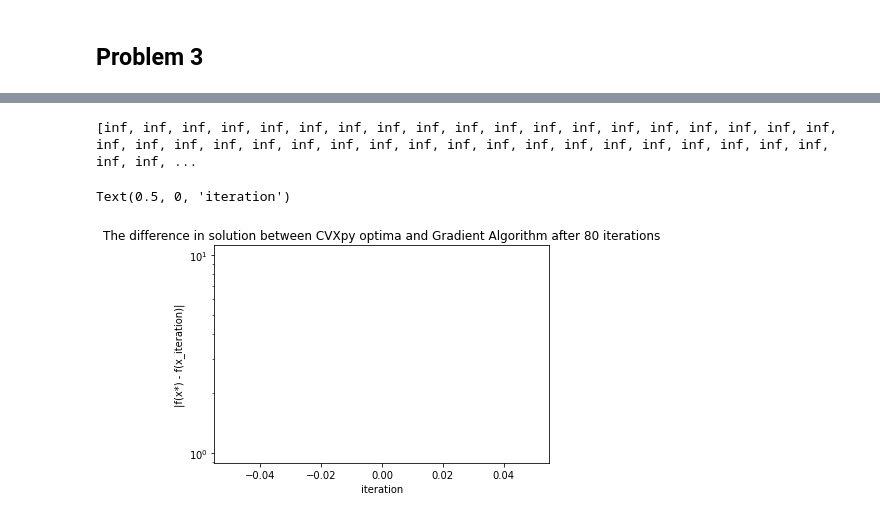
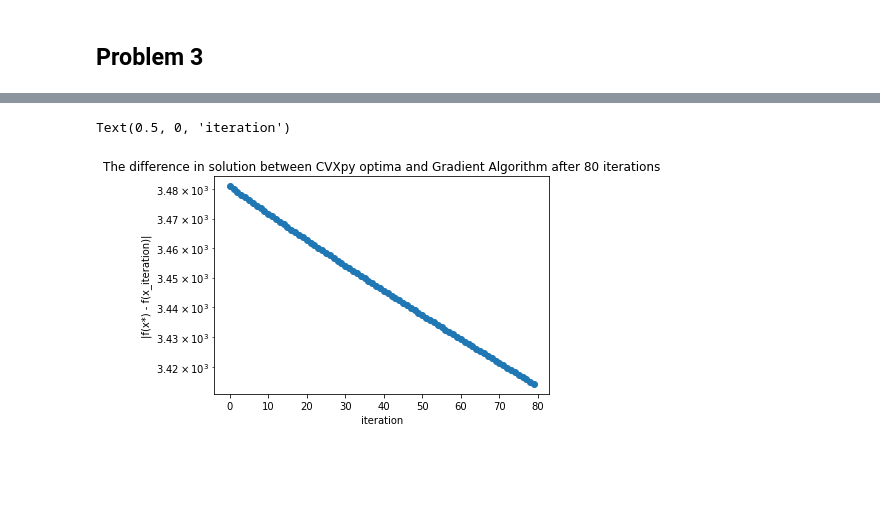
Before and after one commit to tylerhyang/ieor160hw4, a Jupyter notebook: hw4-caedivs.ipynb, the cells around one changed output, grey strips where cells are left out. Saved outputs shown, nothing was run; the diff lists cells and outputs as text; code cells hidden in the pictures; blank space fills up the shorter version.

Commit message:
[feat] implement newtons method gradient descent with backtracking stepsize search

```diff
--- a/hw4-caedivs.ipynb
+++ b/hw4-caedivs.ipynb
@@ -242,7 +242,22 @@ Optimal x-vector:  [ 0.87413789 -1.45861292  1.38963387 ... -0.34029405 -1.20859
 # %%
 #gradient and hessian of full equations
-g = lambda x:  (2*x / (x**2 - 5)) - (A / ((1 + A.dot(x)) @ np.ones(n).T)).dot(np.ones(n))# gradient of first expression - second
-h = lambda x:  -(2 * (x**2 + 5) / ((x**2 - 5) ** 2)) - A.dot(np.diag(np.ones(n) / (1 + A.dot(x))**2)).dot(A)
+n = 1300
+g = lambda x:  (2*x / (5 - x**2)) - (A / ((1 + A.dot(x)) @ np.ones(n).T)).dot(np.ones(n))# gradient of first expression - second
+# h = lambda x:  np.fill_diagonal(np.eye(n),(2 * (x**2 + 5) / ((x**2 - 5) ** 2)))f + A @((np.eye(n) @ (1/np.multiply(1 + A@x, 1 + A@x))) @ A) #inserting the hessian conversion here
+def gradientFn(x):
+    lhs = (2 * x / (5 - x**2))
+    rhs = (1 + A@x)@(np.ones(n).T)
+    rhs = np.divide(A, rhs)
+    rhs = (np.ones(n).T @ rhs).T
+    return np.subtract(lhs, rhs)
+def hessianFn(x):
+    lhs = np.eye(n)
+    np.fill_diagonal(lhs, ((2 * (x**2 + 5)) / ((x**2 - 5) ** 2)))
+    rhs = np.eye(n)
+    np.fill_diagonal(rhs, (1/np.multiply(1 + A@x, 1 + A@x)))
+    rhs = A @ rhs @ A
+    finalHess = np.add(lhs, rhs)
+    return finalHess
 # %%
 # #log of second expression
 # n = 1300 # Set dimension to 1000
@@ -252,8 +267,8 @@ h = lambda x:  -(2 * (x**2 + 5) / ((x**2 - 5) ** 2)) - A.dot(np.diag(np.ones(n)
 # # h = lambda x: A.dot(np.diag(np.ones(n) / (1 + A.dot(x))**2)).dot(A) # Define the h function
 # %%
 delta = 10 ** (-3)
-x_vec = np.random.rand(n)
-gradient = g(x_vec)
+x_vec = np.zeros(n)
+gradient = gradientFn(x_vec)
 direction = -gradient
 beta = 0.01
 dpoints = []
@@ -263,45 +278,58 @@ dpoints.append(x_vec)
 def funcProb3(x_vec):
     #issue!!!! here, how do we prevent these values from becoming negative in the log or through the iterations
     #currently using absolute values to run but this is not working
-    return -np.sum(np.log(np.abs(5 - np.square(x_vec)))) - np.sum(np.log(np.abs(1 + A.T @ x_vec)))
+    return -np.sum(np.log(5 - np.square(x_vec))) - np.sum(np.log(1 + (A.T @ x_vec)))
+
+def checkCondition(x_vec, alpha, beta, direction):
+    """
+    given the x vector, checks to see whether
+    """
+    inner1_k = 5 - np.square(x_vec)
+    check1 = not all([True if val > 0 else False for val in inner1_k])
+    inner2_k = 1 + (A.T @ x_vec)
+    check2 = not all([True if val > 0 else False for val in inner2_k])
+    inner1_k1 = 5 - np.square(x_vec + alpha * direction)
+    check3 = not all([True if val > 0 else False for val in inner1_k1])
+    inner2_k1 = 1 + (A.T @ (x_vec + alpha * direction))
+    check4 = not all([True if val > 0 else False for val in inner2_k1])
+    return check1 or check2 or check3 or check4 or (funcProb3(x_vec + alpha * direction) >= funcProb3(x_vec))
+
 
 def newtonWithBacktrackingProb3(x_vec, gradient, delta, direction):
     counter = 0
     while counter < 80:
     #while np.linalg.norm(g(x_vec)) > delta and counter < 80:
-        counter += 1
-
         #reset alpha/counter, backtracking line search
         alpha = 1
-        while ((funcProb3(x_vec + alpha * direction)) > (funcProb3(x_vec) + alpha * beta * gradient.T @ direction)):
+#         while ((funcProb3(x_vec + alpha * direction)) > (funcProb3(x_vec) + alpha * beta * gradient.T @ direction)):
+        while checkCondition(x_vec, alpha, beta, direction):
             alpha = beta * alpha
 
-        gradient = g(x_vec)
-        hess = h(x_vec)
+        gradient = gradientFn(x_vec)
+        hess = hessianFn(x_vec)
         direction =  -1 * np.linalg.inv(hess) @ gradient.T
 
         #update points
-        x_vec[:] = x_vec + alpha * direction
+        x_vec = x_vec + alpha * direction
+        counter += 1
         dpoints.append(x_vec)
     return dpoints
 
 dpoints = newtonWithBacktrackingProb3(x_vec, gradient, delta, direction)
 
 diff = []
 def draw(dpoints):
-    for i in range(len(dpoints)):
-        diff.append(abs(func(dpoints[i]) - func(opt_x_vec.value)))
-    print(diff)
+    for i in range(1, len(dpoints)):
+        diff.append(abs(funcProb3(dpoints[i]) - funcProb3(opt_x_vec.value)))
     return diff
 
 draw(dpoints)
 plt.yscale("log")
 plt.plot(diff, marker="o");
 plt.title("The difference in solution between CVXpy optima and Gradient Algorithm after 80 iterations");
 plt.ylabel("|f(x*) - f(x_iteration)|");
 plt.xlabel("iteration")
 # %% [output]
-[inf, inf, inf, inf, inf, inf, inf, inf, inf, inf, inf, inf, inf, inf, inf, inf, inf, inf, inf, inf, inf, inf, inf, inf, inf, inf, inf, inf, inf, inf, inf, inf, inf, inf, inf, inf, inf, inf, inf, inf, ...
+Text(0.5, 0, 'iteration')
-Text(0.5, 0, 'iteration')
-[figure, old version]
+[figure, new version]
 # %%
```
Also changed, not shown: parts of 8 cells of this notebook.
